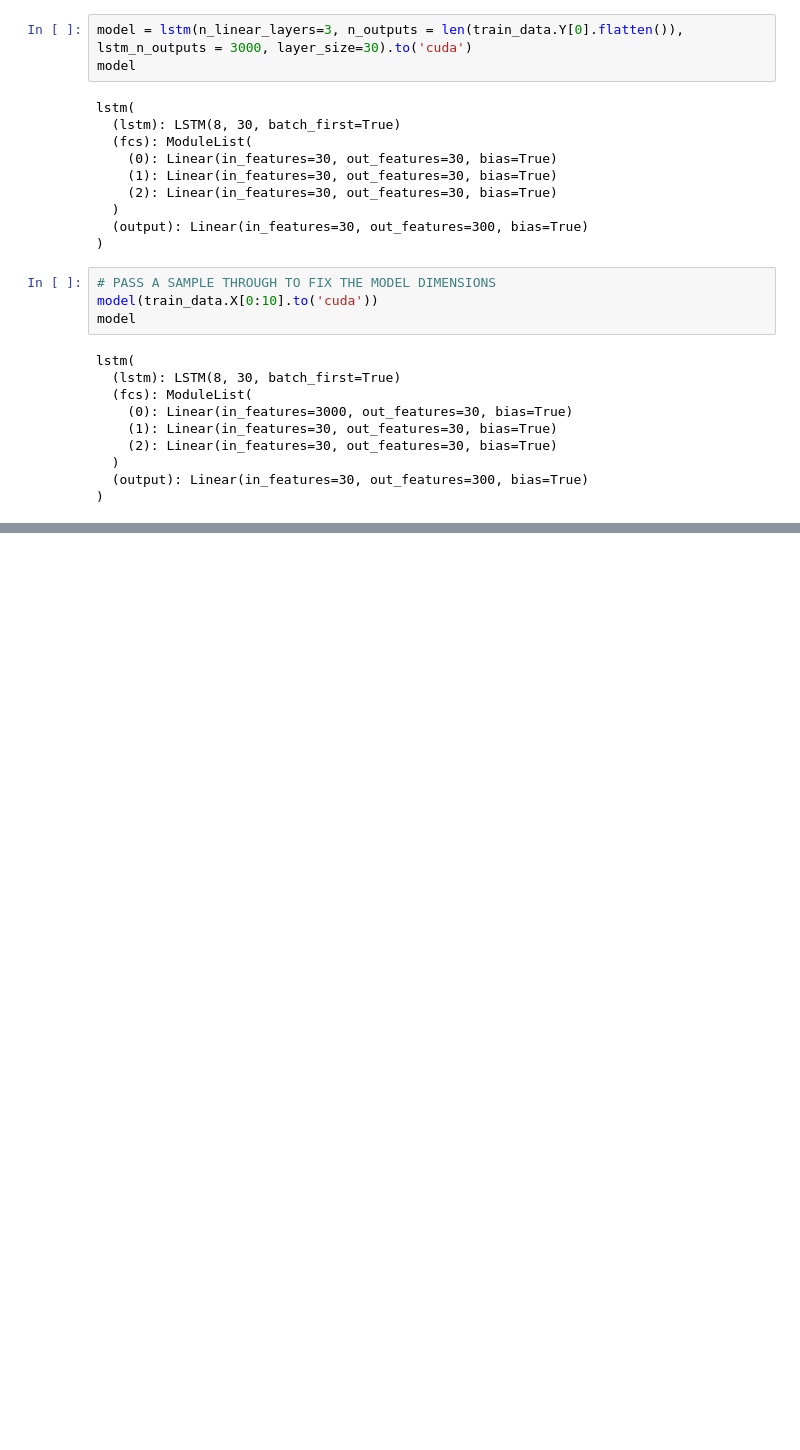
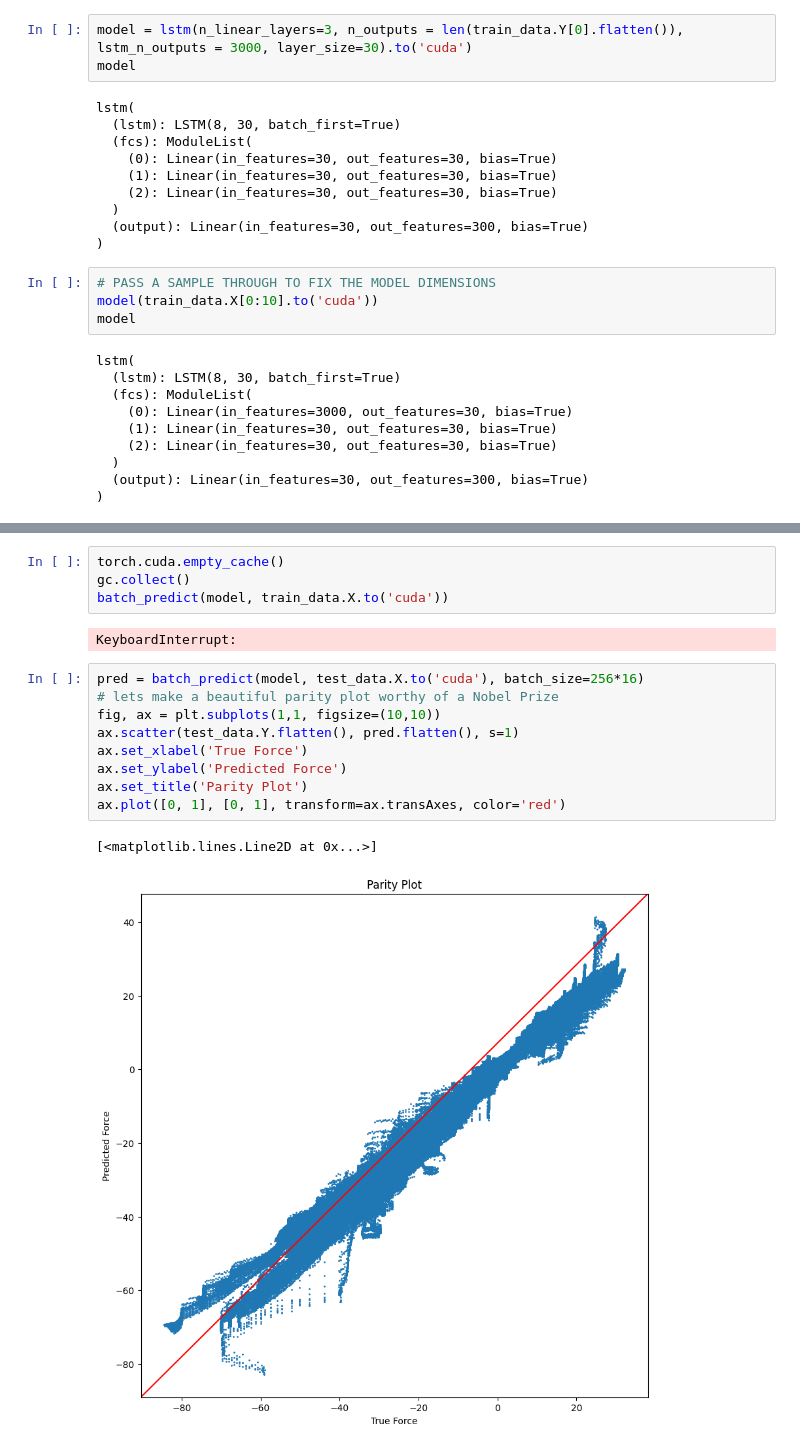
Before and after one commit to ericfonseca95/kmk, a Jupyter notebook: notebooks/LSTM_PRETRAIN.ipynb, the cells around one changed output, grey strips where cells are left out. Drawn from its saved outputs; the diff is of its cells as text; blank space fills up the shorter version.

```diff
--- a/notebooks/LSTM_PRETRAIN.ipynb
+++ b/notebooks/LSTM_PRETRAIN.ipynb
@@ -279 +327,19 @@ KeyboardInterrupt:
+# %%
+torch.cuda.empty_cache()
+gc.collect()
+batch_predict(model, train_data.X.to('cuda'))
+# %% [output]
+KeyboardInterrupt:
+# %%
+pred = batch_predict(model, test_data.X.to('cuda'), batch_size=256*16)
+# lets make a beautiful parity plot worthy of a Nobel Prize
+fig, ax = plt.subplots(1,1, figsize=(10,10))
+ax.scatter(test_data.Y.flatten(), pred.flatten(), s=1)
+ax.set_xlabel('True Force')
+ax.set_ylabel('Predicted Force')
+ax.set_title('Parity Plot')
+ax.plot([0, 1], [0, 1], transform=ax.transAxes, color='red')
+# %% [output]
+[<matplotlib.lines.Line2D at 0x...>]
+[figure, added]
 # %%
```
Also changed, not shown: parts of 33 cells of this notebook, 2 other files.
